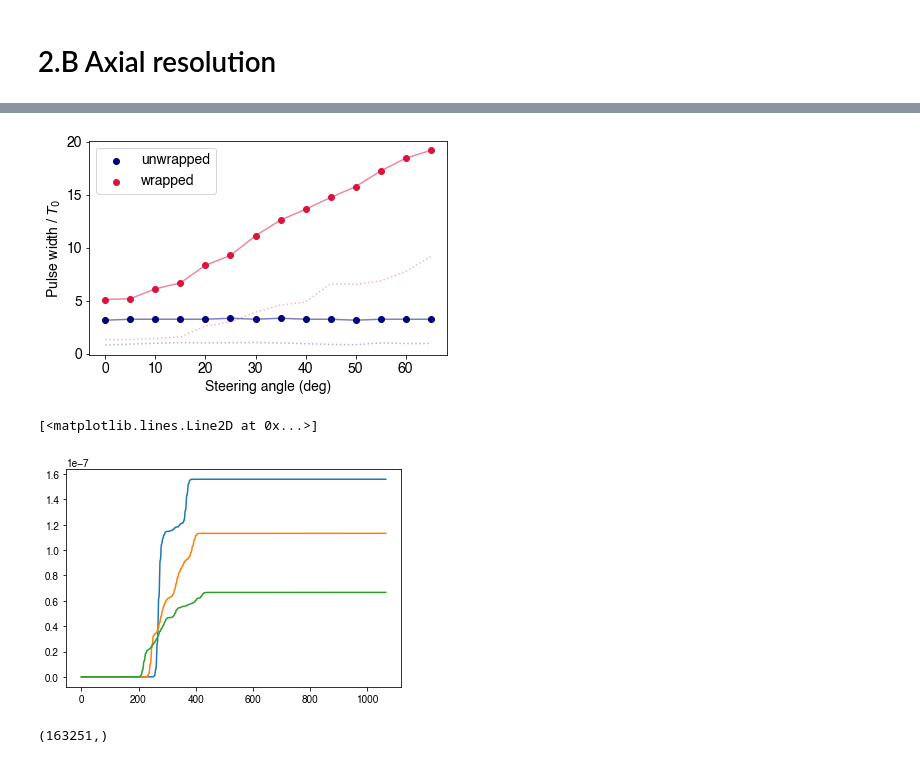
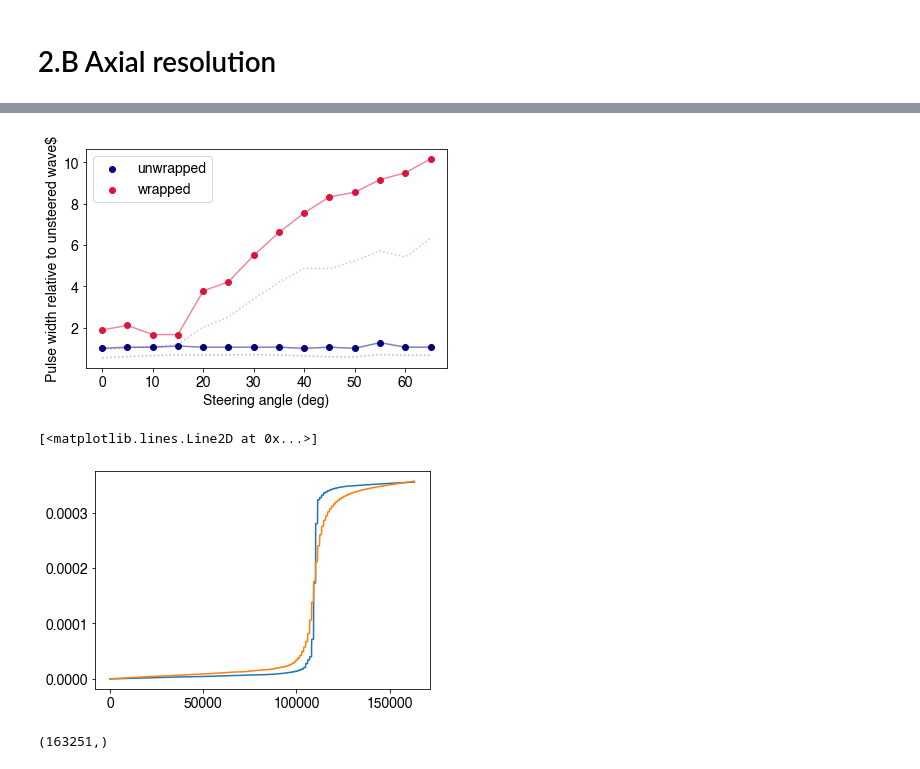
Before and after one commit to kwokkenton/dormouse, a Jupyter notebook: analysis/analysis.ipynb, the cells around one changed output, grey strips where cells are left out. Cells and saved outputs as stored; diff of their text form; code cells hidden in the pictures.

```diff
--- a/analysis/analysis.ipynb
+++ b/analysis/analysis.ipynb
@@ -145,0 +157,16 @@ plt.savefig('beam-profile.svg')
+# %%
+for angle in [30]:
+    data_0 = import_mat(f'../raw_data/0322_focus_{angle}_arc.mat')/maximum
+    data_1 = import_mat(f'../raw_data/0322_focus_wrap_{angle}_arc.mat')/maximum
+    plt.figure(figsize=(5,4))
+    plt.plot(a,(np.max(data_0[0], axis=1)), c='navy', label='unwrapped')
+    plt.plot(a,(np.max(data_1[0], axis=1)), c='crimson', label='wrapped')
+    p_wrap_max.append(np.max(data_0))
+    p_unwrap_max.append(np.max(data_1))
+
+
+plt.ylabel('Normalised raw pressure')
+plt.xlabel('Angle to normal (degrees)')
+plt.tight_layout()
+plt.legend()
+plt.savefig('beam-profile-0.pdf')
@@ -228,8 +377,8 @@ plt.savefig('lateral.svg')
 # %%
 dt = 9.2593e-08 # s
 
-data_0 = import_mat('../raw_data/0319_focus_30_arc.mat')[2]
-data_1 = import_mat('../raw_data/0319_focus_wrap_30_arc.mat')[2]
+data_0 = import_mat('../raw_data/0322_focus_30_arc.mat')[2]
+data_1 = import_mat('../raw_data/0322_focus_wrap_30_arc.mat')[2]
 elements = len(data_0[0])
 
 
@@ -255,6 +404,8 @@ diff = 5
 areas = []
 lengths = []
 widths = []
+widths_hi = []
+widths_lo = []
 
 from scipy.integrate import simps
 
@@ -292,8 +443,8 @@ for angle in angles:
     elem = np.unravel_index(np.argmax(data_0), data_0.shape)[0]
 
     # Extract 5 elements near center
-    data_0 = data_0[elem-5:elem+5,:]
-    data_1 = data_1[elem-5:elem+5,:]
+    data_0 = data_0#[elem-5:elem+5,:]
+    data_1 = data_1#[elem-5:elem+5,:]
 
     plt.plot(t_range, np.sum(data_0, axis=0), label= 'unwrapped')
     plt.plot(t_range, np.sum(data_1, axis=0), label = 'wrapped')
@@ -303,8 +454,12 @@ for angle in angles:
     # Rectangular width
     lengths.append([simps(np.sum(data_0, axis=0))/np.max(np.sum(data_0, axis=0)),
                      simps(np.sum(data_1, axis=0))/np.max(np.sum(data_1, axis=0))])
-    widths.append([extract_fullwidth(np.sum(data_0, axis=0), 0.02, t_range),
-                    extract_fullwidth(np.sum(data_1, axis=0), 0.02, t_range)])
+    widths.append([extract_fullwidth(np.sum(data_0, axis=0), 0.25, t_range),
+                    extract_fullwidth(np.sum(data_1, axis=0), 0.25, t_range)])
+    widths_hi.append([extract_fullwidth(np.sum(data_0, axis=0), 0.3, t_range),
+                extract_fullwidth(np.sum(data_1, axis=0), 0.3, t_range)])
+    widths_lo.append([extract_fullwidth(np.sum(data_0, axis=0), 0.2, t_range),
+                extract_fullwidth(np.sum(data_1, axis=0), 0.2, t_range)])
 
 plt.xlim(2e-5, 4e-5)
 # %% [output]
@@ -363,37 +582,41 @@ data_0.shape
 # %%
 widths_unwrap, widths_wrap = np.array(lengths).T*dt *1e6
 widths2_unwrap, widths2_wrap = np.array(widths).T*1e6
+
+factor = widths2_unwrap[0]
+widths_unwrap /= factor
+widths2_unwrap /= factor
+widths_wrap /= factor
+widths2_wrap /= factor
 size = None
 
 #plt.scatter(angles, widths_unwrap, c='navy', s=size)
 #plt.scatter(angles, widths_wrap, c='crimson', s=size)
 
 plt.plot(angles, widths_unwrap , c='navy', alpha=0.3, ls=':')
 plt.plot(angles, widths_wrap , c='crimson', alpha=0.3, ls=':')
 
 plt.plot(angles, widths2_unwrap , c='navy', alpha=0.5, ls='-')
 plt.plot(angles, widths2_wrap , c='crimson', alpha=0.5, ls='-')
 
 
 plt.scatter(angles, widths2_unwrap , c='navy', s=size, label='unwrapped')
 plt.scatter(angles, widths2_wrap , c='crimson', s=size, label='wrapped')
 
 
-
 plt.xlabel('Steering angle (deg)')
-plt.ylabel('Pulse width / $T_0$')
+plt.ylabel('Relative Pulse width')
 plt.legend()
 plt.tight_layout()
-plt.savefig('Axial.svg')
+plt.savefig('axial-2.svg')
 # %% [output]
-[figure, old version]
+[figure, new version]
 # %%
-plt.plot(np.cumsum(data_0[elem+diff, :]))
-plt.plot(np.cumsum(data_0[elem, :]))
-plt.plot(np.cumsum(data_0[elem-diff, :]))
+plt.plot(np.cumsum(data_0))
+plt.plot(np.cumsum(data_1))
 # %% [output]
 [<matplotlib.lines.Line2D at 0x...>]
-[figure, old version]
+[figure, new version]
 # %%
 np.cumsum(data_1).shape
 # %% [output]
```
Also changed, not shown: parts of 24 cells of this notebook, 41 other files.
